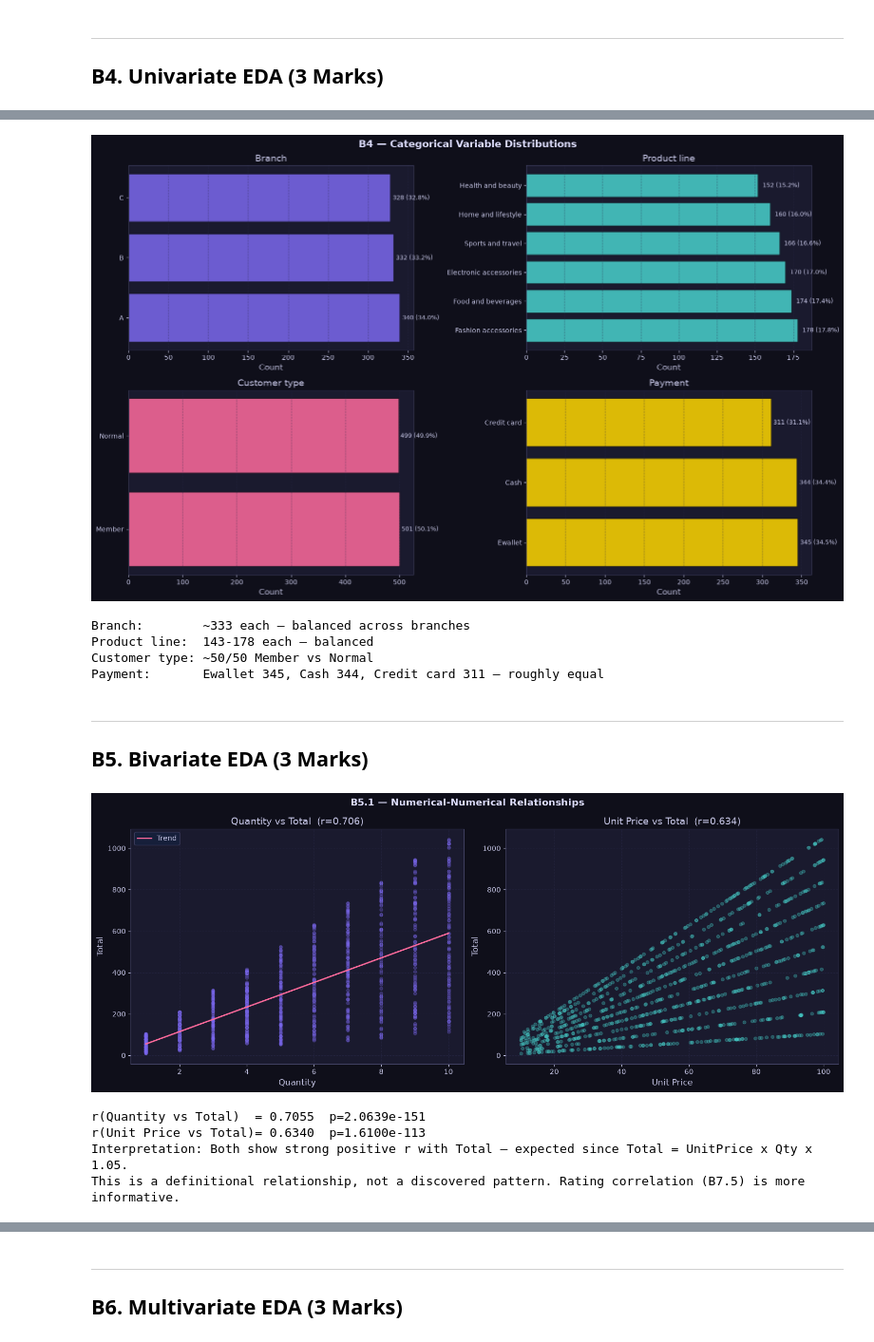
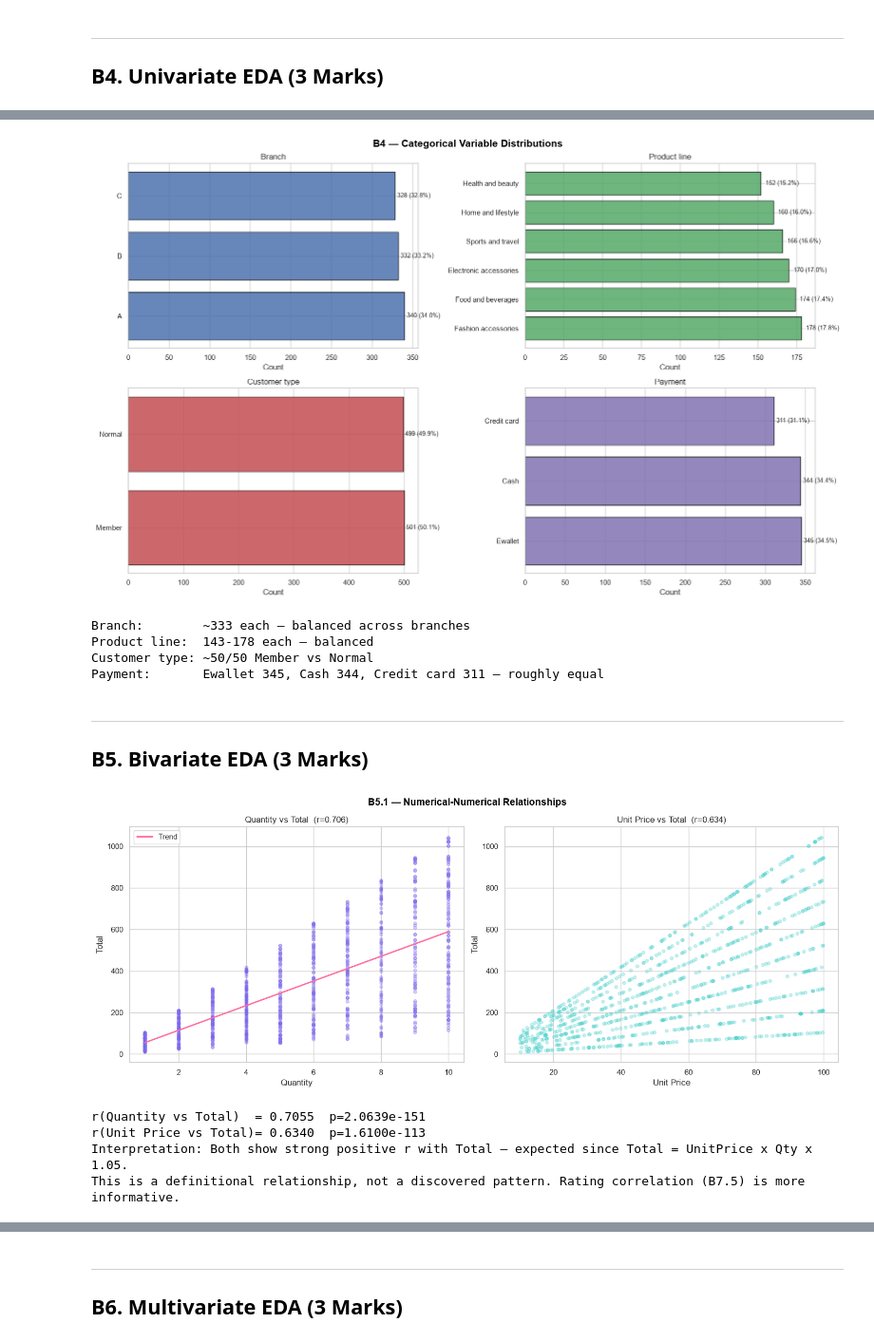
Before and after one commit to SheikhFareed99/Data-cleaning-eda, a Jupyter notebook: 23L_0997_A2.ipynb, the cells around one changed output, grey strips where cells are left out. Shown at 95% size. Drawn from its saved outputs; the diff is of its cells as text; code cells hidden in the pictures.

Commit message:
Simplify notebook code and rerun outputs

```diff
--- a/23L_0997_A2.ipynb
+++ b/23L_0997_A2.ipynb
@@ -324,33 +347,17 @@ Name: release_to_added_gap, dtype: Float64
 ### Assignment 3 handoff (≤150 words)
 Useful variables include content `type`, `release_year`, `year_added`, `rating`, split countries/genres, and the derived duration measures. `show_id` is an identifier and `title`, `description`, and free-text names should not be used as ordinary numerical features. `duration` must not be modelled directly because its unit differs by type; use `movie_duration_min` or `tv_seasons` after filtering by type. `country`, `cast`, and `listed_in` are multi-valued and require splitting before frequency-based analysis. Missing metadata was represented as `Unknown`, and invalid ratings containing durations were repaired; both decisions should be kept consistent in Assignment 3.
 # %%
-# ─── Imports & Global Settings ───────────────────────────────────────────────
+# Import the libraries needed in this notebook
 import pandas as pd
 import numpy as np
 import matplotlib.pyplot as plt
-import matplotlib.ticker as mticker
 import seaborn as sns
 from scipy import stats
-import warnings
-warnings.filterwarnings('ignore')
 
-plt.rcParams.update({
-    'figure.facecolor': '#0f0f1a',
-    'axes.facecolor':   '#1a1a2e',
-    'axes.edgecolor':   '#444466',
-    'axes.labelcolor':  '#c8c8e8',
-    'xtick.color':      '#c8c8e8',
-    'ytick.color':      '#c8c8e8',
-    'text.color':       '#c8c8e8',
-    'grid.color':       '#2a2a4a',
-    'grid.linestyle':   '--',
-    'grid.alpha':       0.5,
-    'font.family':      'DejaVu Sans',
-    'axes.titlesize':   14,
-    'axes.labelsize':   12,
-    'legend.facecolor': '#16213e',
-    'legend.edgecolor': '#444466',
-})
-PALETTE = ['#7b68ee', '#48d1cc', '#ff6b9d', '#ffd700', '#00fa9a', '#ff8c00']
-sns.set_palette(PALETTE)
-print('Libraries loaded successfully.')
+# Simple plot style used for all charts
+sns.set_theme(style='whitegrid')
+plt.rcParams['figure.figsize'] = (10, 5)
+plt.rcParams['font.size'] = 10
+
+# A few simple colours for category charts
+PALETTE = ['#4C72B0', '#55A868', '#C44E52', '#8172B2', '#CCB974', '#64B5CD']
@@ -873,15 +878,15 @@ Name: Customer stratification rating, dtype: float64
 Skewness: 0.0090
 Interpretation: Nearly uniform 4-10, mean ~6.97, slight negative skew.
 # %%
-# ─── B4.5 Categorical Variables ──────────────────────────────────────────────
+# Step for this part of the analysis
 cat_vars = ['Branch', 'Product line', 'Customer type', 'Payment']
 fig, axes = plt.subplots(2, 2, figsize=(16, 10))
-fig.suptitle('B4 — Categorical Variable Distributions', fontsize=15, fontweight='bold', color='#e0e0ff')
+fig.suptitle('B4 — Categorical Variable Distributions', fontsize=15, fontweight='bold', color='black')
 axes = axes.flatten()
 
 for i, col in enumerate(cat_vars):
     counts = df_clean[col].value_counts()
-    bars = axes[i].barh(counts.index, counts.values, color=PALETTE[i], edgecolor='#0f0f1a', alpha=0.85)
+    bars = axes[i].barh(counts.index, counts.values, color=PALETTE[i], edgecolor='black', alpha=0.85)
     axes[i].set_title(col)
     axes[i].set_xlabel('Count')
     for bar, val in zip(bars, counts.values):
@@ -890,7 +895,7 @@ for i, col in enumerate(cat_vars):
     axes[i].grid(True, axis='x')
 
 plt.tight_layout()
-plt.savefig('plot_b4_categorical.png', dpi=120, bbox_inches='tight', facecolor='#0f0f1a')
+plt.savefig('plot_b4_categorical.png', dpi=120, bbox_inches='tight', facecolor='black')
 plt.show()
 
 print('Branch:        ~333 each — balanced across branches')
@@ -898,7 +903,7 @@ print('Product line:  143-178 each — balanced')
 print('Customer type: ~50/50 Member vs Normal')
 print('Payment:       Ewallet 345, Cash 344, Credit card 311 — roughly equal')
 # %% [output]
-[figure, old version]
+[figure, new version]
 Branch:        ~333 each — balanced across branches
 Product line:  143-178 each — balanced
 Customer type: ~50/50 Member vs Normal
@@ -907,38 +912,38 @@ Payment:       Ewallet 345, Cash 344, Credit card 311 — roughly equal
 ---
 ## B5. Bivariate EDA (3 Marks)
 # %%
-# ─── B5.1 Numerical-Numerical: Quantity vs Total, Unit Price vs Total ─────────
+# Step for this part of the analysis
 fig, axes = plt.subplots(1, 2, figsize=(15, 6))
-fig.suptitle('B5.1 — Numerical-Numerical Relationships', fontsize=14, fontweight='bold', color='#e0e0ff')
+fig.suptitle('B5.1 — Numerical-Numerical Relationships', fontsize=14, fontweight='bold', color='black')
 
 axes[0].scatter(df_clean['Quantity'], df_clean['Total'], alpha=0.3, color='#7b68ee', s=20)
 z = np.polyfit(df_clean['Quantity'], df_clean['Total'], 1)
 xr = np.linspace(1, 10, 100)
 axes[0].plot(xr, np.poly1d(z)(xr), color='#ff6b9d', lw=2, label='Trend')
 r1, p1 = stats.pearsonr(df_clean['Quantity'], df_clean['Total'])
 axes[0].set_title(f'Quantity vs Total  (r={r1:.3f})')
 axes[0].set_xlabel('Quantity')
 axes[0].set_ylabel('Total')
 axes[0].legend()
 axes[0].grid(True)
 
 axes[1].scatter(df_clean['Unit price'], df_clean['Total'], alpha=0.3, color='#48d1cc', s=20)
 r2, p2 = stats.pearsonr(df_clean['Unit price'], df_clean['Total'])
 axes[1].set_title(f'Unit Price vs Total  (r={r2:.3f})')
 axes[1].set_xlabel('Unit Price')
 axes[1].set_ylabel('Total')
 axes[1].grid(True)
 
 plt.tight_layout()
-plt.savefig('plot_b5_numnum.png', dpi=120, bbox_inches='tight', facecolor='#0f0f1a')
+plt.savefig('plot_b5_numnum.png', dpi=120, bbox_inches='tight', facecolor='black')
 plt.show()
 
 print(f'r(Quantity vs Total)  = {r1:.4f}  p={p1:.4e}')
 print(f'r(Unit Price vs Total)= {r2:.4f}  p={p2:.4e}')
 print('Interpretation: Both show strong positive r with Total — expected since Total = UnitPrice x Qty x 1.05.')
 print('This is a definitional relationship, not a discovered pattern. Rating correlation (B7.5) is more informative.')
 # %% [output]
-[figure, old version]
+[figure, new version]
 r(Quantity vs Total)  = 0.7055  p=2.0639e-151
 r(Unit Price vs Total)= 0.6340  p=1.6100e-113
 Interpretation: Both show strong positive r with Total — expected since Total = UnitPrice x Qty x 1.05.
```
Also changed, not shown: parts of 33 cells of this notebook.
